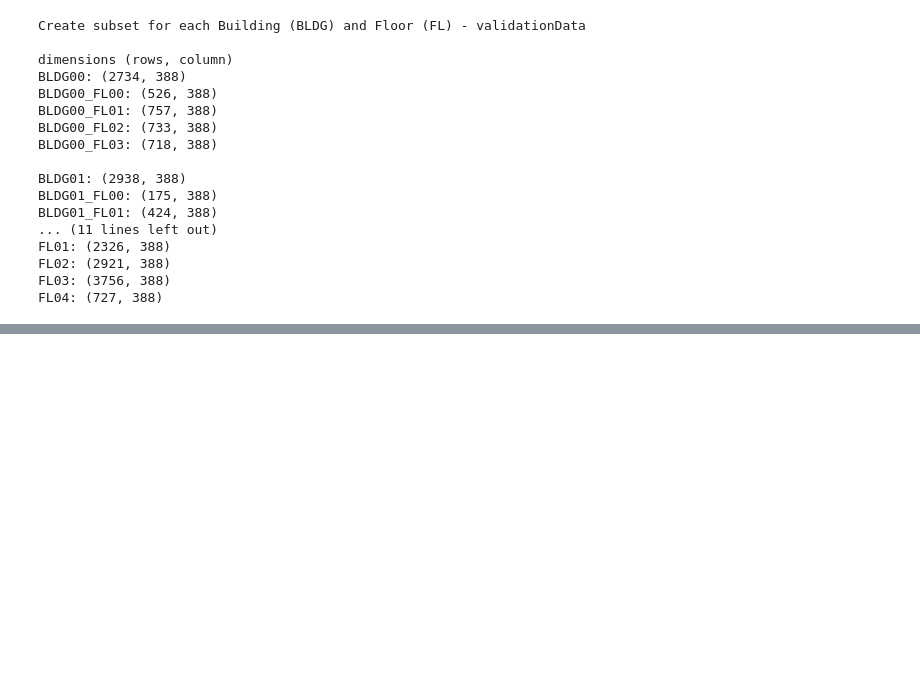
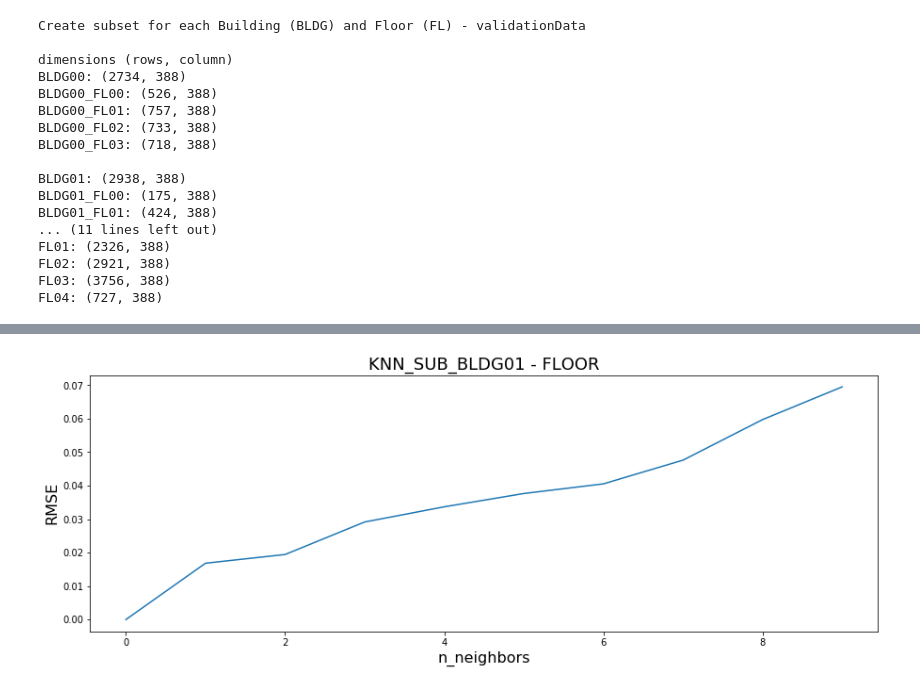
Before and after one commit to AndreasNehls/IoT_Analytics, a Jupyter notebook: python/IoT_knn.ipynb, the cells around one changed output, grey strips where cells are left out. Cells and saved outputs as stored; diff of their text form; code cells hidden in the pictures; blank space fills up the shorter version.

```diff
--- a/python/IoT_knn.ipynb
+++ b/python/IoT_knn.ipynb
@@ -895,0 +615,25 @@ plt.show()
+# %%
+KNN_SUB_BLDG01_FL_start = timeit.default_timer()
+
+KNN_SUB_BLDG01_FL_rmse_val = [] # to store rmse values for different k
+KNN_SUB_BLDG01_FL_r2_val = [] # to store r2 values for different k
+
+for KNN_SUB_BLDG01_FL in range(10):
+    KNN_SUB_BLDG01_FL = KNN_SUB_BLDG01_FL + 1
+    KNN_SUB_BLDG01_FL_model = neighbors.KNeighborsRegressor(n_neighbors = KNN_SUB_BLDG01_FL)
+
+    KNN_SUB_BLDG01_FL_model.fit(X_KNN_SUB_BLDG01_FL_train, y_KNN_SUB_BLDG01_FL_train)  #fit the model
+    KNN_SUB_BLDG01_FL_pred = KNN_SUB_BLDG01_FL_model.predict(X_KNN_SUB_BLDG01_FL_test) #make prediction on test set
+    KNN_SUB_BLDG01_FL_error = sqrt(mean_squared_error(y_KNN_SUB_BLDG01_FL_test, KNN_SUB_BLDG01_FL_pred)) #calculate rmse
+    KNN_SUB_BLDG01_FL_r2 = r2_score(y_KNN_SUB_BLDG01_FL_test, KNN_SUB_BLDG01_FL_pred)
+    KNN_SUB_BLDG01_FL_rmse_val.append(KNN_SUB_BLDG01_FL_error) #store rmse values
+    KNN_SUB_BLDG01_FL_r2_val.append(KNN_SUB_BLDG01_FL_r2) #store r2 values
+
+    print('Value (FL) for k=',KNN_SUB_BLDG01_FL,'is:')
+    print('RMSE   :', KNN_SUB_BLDG01_FL_error)
+    print('Rsqaure:', KNN_SUB_BLDG01_FL_r2)
+
+KNN_SUB_BLDG01_FL_stop = timeit.default_timer()
+print ()
+KNN_SUB_BLDG01_FL_t = (KNN_SUB_BLDG01_FL_stop - KNN_SUB_BLDG01_FL_start)/60
+print('Time in min: ', round(KNN_SUB_BLDG01_FL_t, 3))
@@ -895,0 +658,14 @@ plt.show()
+# %%
+# plotting the rmse values against k values
+KNN_SUB_BLDG01_FL_curveRMSE = pd.DataFrame(KNN_SUB_BLDG01_FL_rmse_val)
+KNN_SUB_BLDG01_FL_curveRMSE.plot(legend=None, figsize=(15,5))
+
+plt.title('KNN_SUB_BLDG01 - FLOOR', fontsize=18)
+plt.ylabel('RMSE', fontsize=16)
+plt.xlabel('n_neighbors', fontsize=16)
+
+plt.savefig('./knn/09_KNN_SUB_BLDG01_FL_RMSE.png', bbox_inches='tight')
+
+plt.show()
+# %% [output]
+[figure, added]
```
Also changed, not shown: parts of 61 cells of this notebook, 24 other files.
